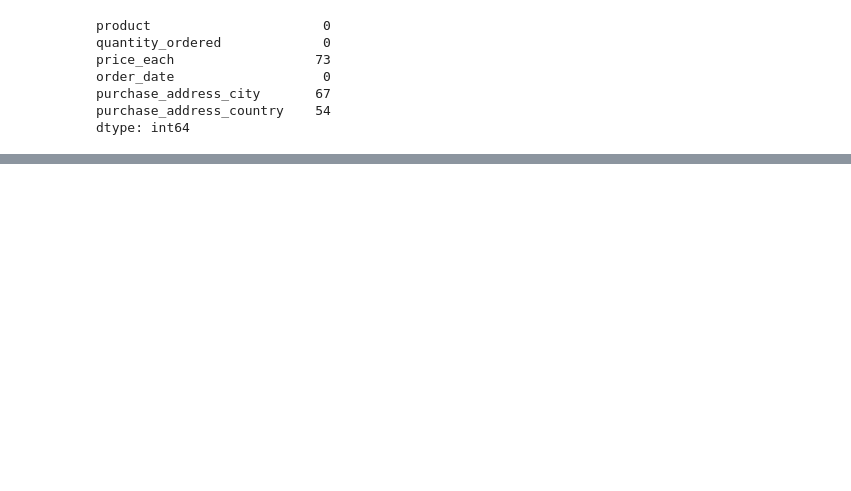
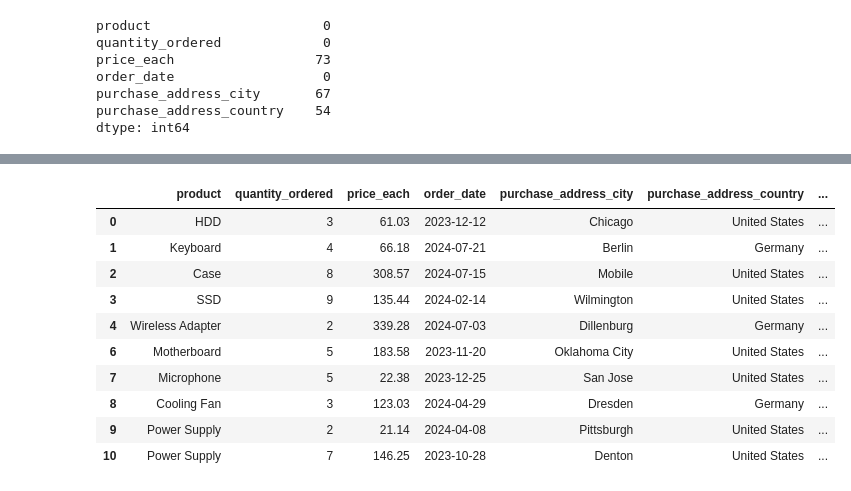
Before and after one commit to marvinobig/pcparts-da, a Jupyter notebook: sales-analysis.ipynb, the cells around one changed output, grey strips where cells are left out. Drawn from its saved outputs; the diff is of its cells as text; code cells hidden in the pictures; blank space fills up the shorter version.

```diff
--- a/sales-analysis.ipynb
+++ b/sales-analysis.ipynb
@@ -68 +82,15 @@ purchase_address_country    53
 dtype: int64
+# %%
+sales_data_cleaned.head(10)
+# %% [output]
+|  | product | quantity_ordered | price_each | order_date | purchase_address_city | purchase_address_country | ... |
+| 0 | HDD | 3 | 61.03 | 2023-12-12 | Chicago | United States | ... |
+| 1 | Keyboard | 4 | 66.18 | 2024-07-21 | Berlin | Germany | ... |
+| 2 | Case | 8 | 308.57 | 2024-07-15 | Mobile | United States | ... |
+| 3 | SSD | 9 | 135.44 | 2024-02-14 | Wilmington | United States | ... |
+| 4 | Wireless Adapter | 2 | 339.28 | 2024-07-03 | Dillenburg | Germany | ... |
+| 6 | Motherboard | 5 | 183.58 | 2023-11-20 | Oklahoma City | United States | ... |
+| 7 | Microphone | 5 | 22.38 | 2023-12-25 | San Jose | United States | ... |
+| 8 | Cooling Fan | 3 | 123.03 | 2024-04-29 | Dresden | Germany | ... |
+| 9 | Power Supply | 2 | 21.14 | 2024-04-08 | Pittsburgh | United States | ... |
+| 10 | Power Supply | 7 | 146.25 | 2023-10-28 | Denton | United States | ... |
```
Also changed, not shown: parts of 14 cells of this notebook, 1 other file.
